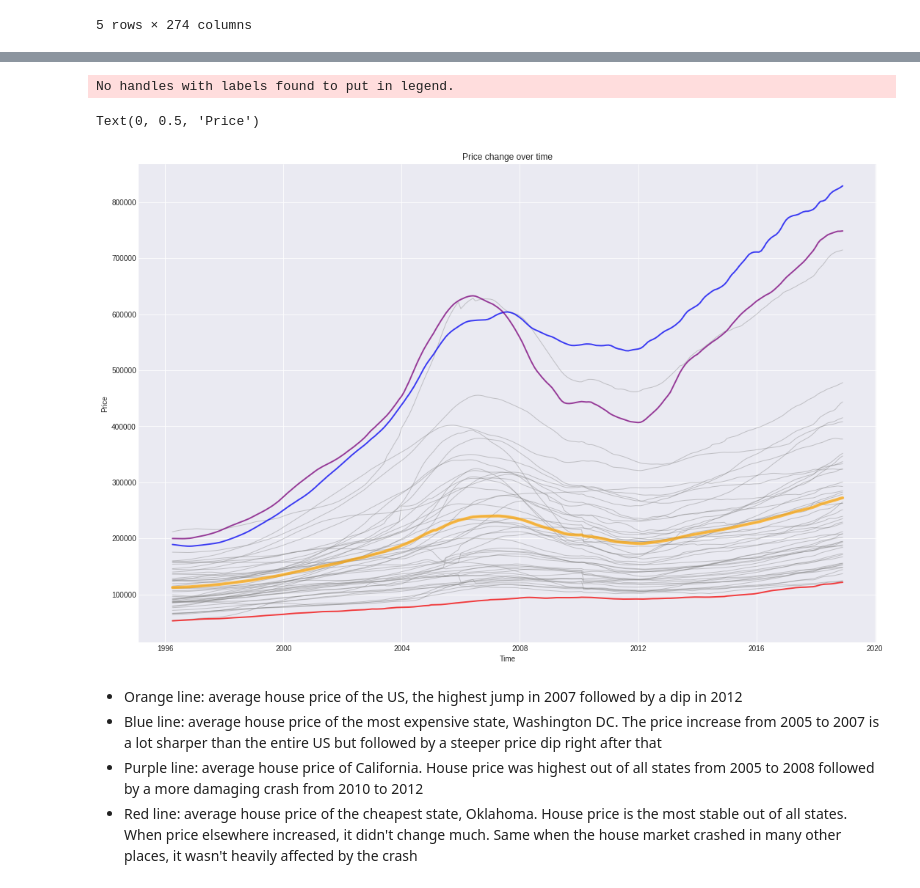
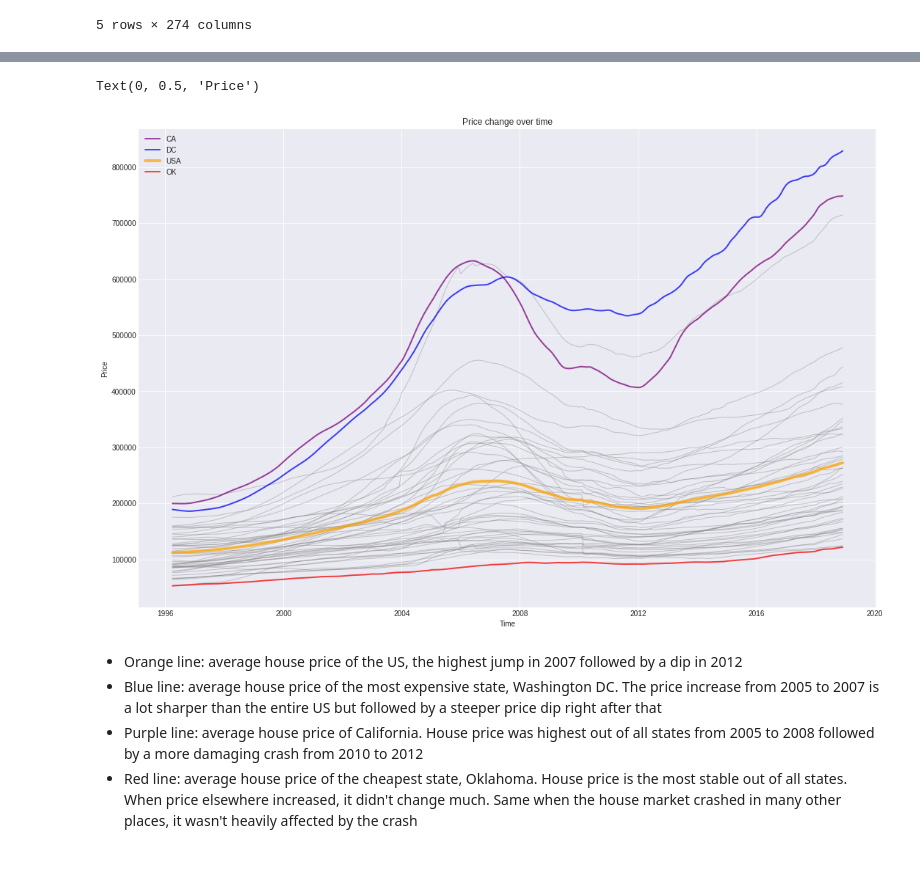
Before and after one commit to psylanrex/notebooks, a Jupyter notebook: re_main.ipynb, the cells around one changed output, grey strips where cells are left out. Cells and saved outputs as stored; diff of their text form; code cells hidden in the pictures.

```diff
--- a/re_main.ipynb
+++ b/re_main.ipynb
@@ -189,26 +189,25 @@ To retain the current behavior and silence the warning, pass 'sort=True'.
 # %%
 plt.style.use('seaborn-darkgrid')
 fig, ax = plt.subplots(figsize=(18,12))
 
 for col in house_price_by_state.drop('Time', axis=1):
   plt.plot(house_price_by_state['Time'], house_price_by_state[col], marker='', color='grey', linewidth=1, alpha=0.4)
 
-plt.plot(house_price_by_state['Time'], house_price_by_state['US'], marker='', color='orange', linewidth=4, alpha=0.7)
-plt.plot(house_price_by_state['Time'], house_price_by_state['DC'], marker='', color='blue', linewidth=2, alpha=0.7)
-plt.plot(house_price_by_state['Time'], house_price_by_state['OK'], marker='', color='red', linewidth=2, alpha=0.7)
-plt.plot(house_price_by_state['Time'], house_price_by_state['CA'], marker='', color='purple', linewidth=2, alpha=0.7)
+plt.plot(house_price_by_state['Time'], house_price_by_state['CA'], marker='', color='purple', linewidth=2, alpha=0.7, label='CA')
+plt.plot(house_price_by_state['Time'], house_price_by_state['DC'], marker='', color='blue', linewidth=2, alpha=0.7, label='DC')
+plt.plot(house_price_by_state['Time'], house_price_by_state['US'], marker='', color='orange', linewidth=4, alpha=0.7, label='USA')
+plt.plot(house_price_by_state['Time'], house_price_by_state['OK'], marker='', color='red', linewidth=2, alpha=0.7, label='OK')
 
 #plt.text(x=0.2, y=0.2, s='US', horizontalalignment='left', size='small', color='orange')
-# plt.legend(loc=2)
+plt.legend(loc=2)
 
 plt.title("Price change over time", loc='center', fontsize=12, fontweight=0)
 plt.xlabel("Time")
 plt.ylabel("Price")
 # ax.annotate(s='US', xy=(0,0), horizontalalignment='right', verticalalignment='bottom')
 # %% [output]
-No handles with labels found to put in legend.
+Text(0, 0.5, 'Price')
-Text(0, 0.5, 'Price')
-[figure, old version]
+[figure, new version]
 # %% [markdown]
 * Orange line: average house price of the US, the highest jump in 2007 followed by a dip in 2012
 * Blue line: average house price of the most expensive state, Washington DC. The price increase from 2005 to 2007 is a lot sharper than the entire US but followed by a steeper price dip right after that
```
Also changed, not shown: parts of 8 cells of this notebook.
